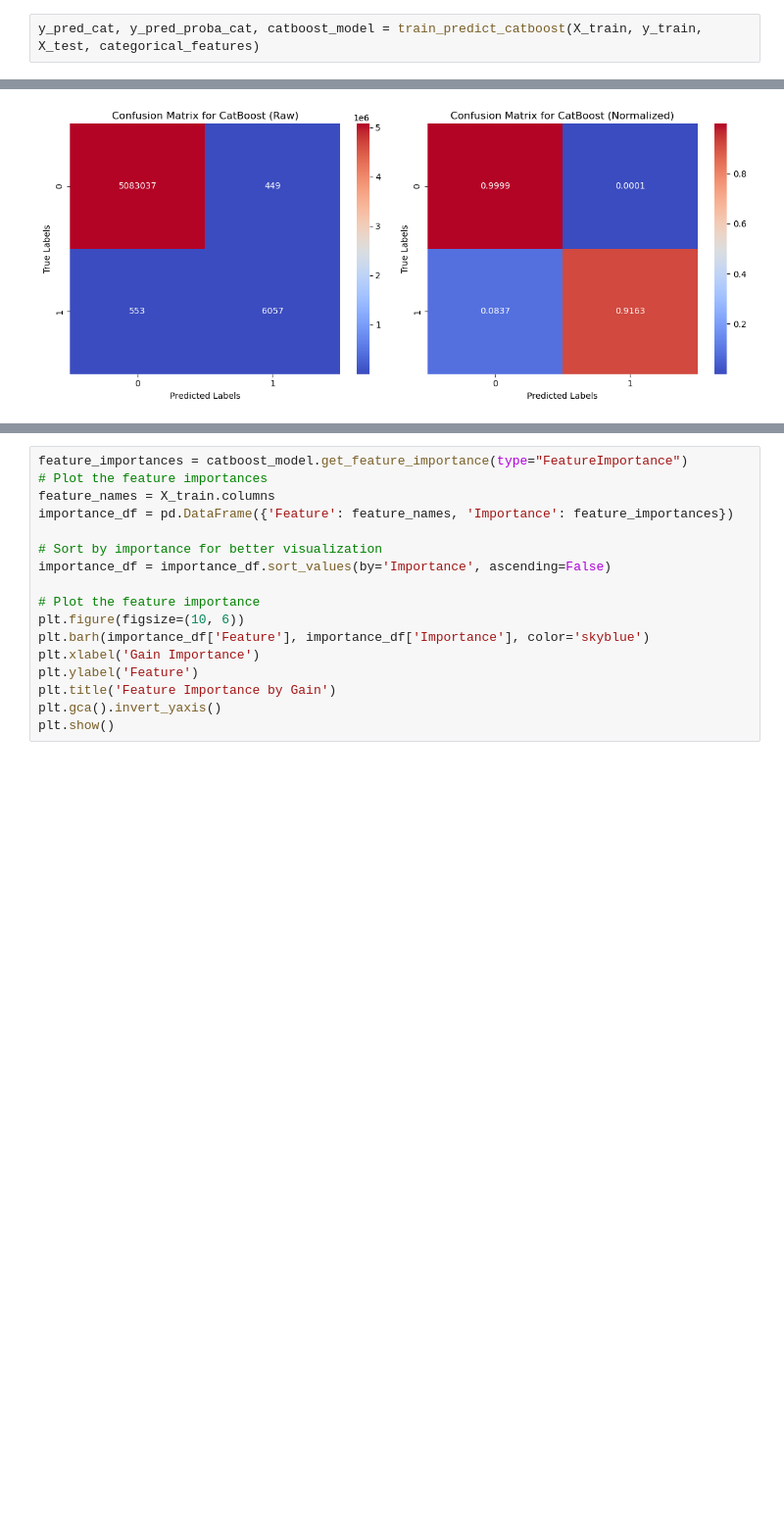
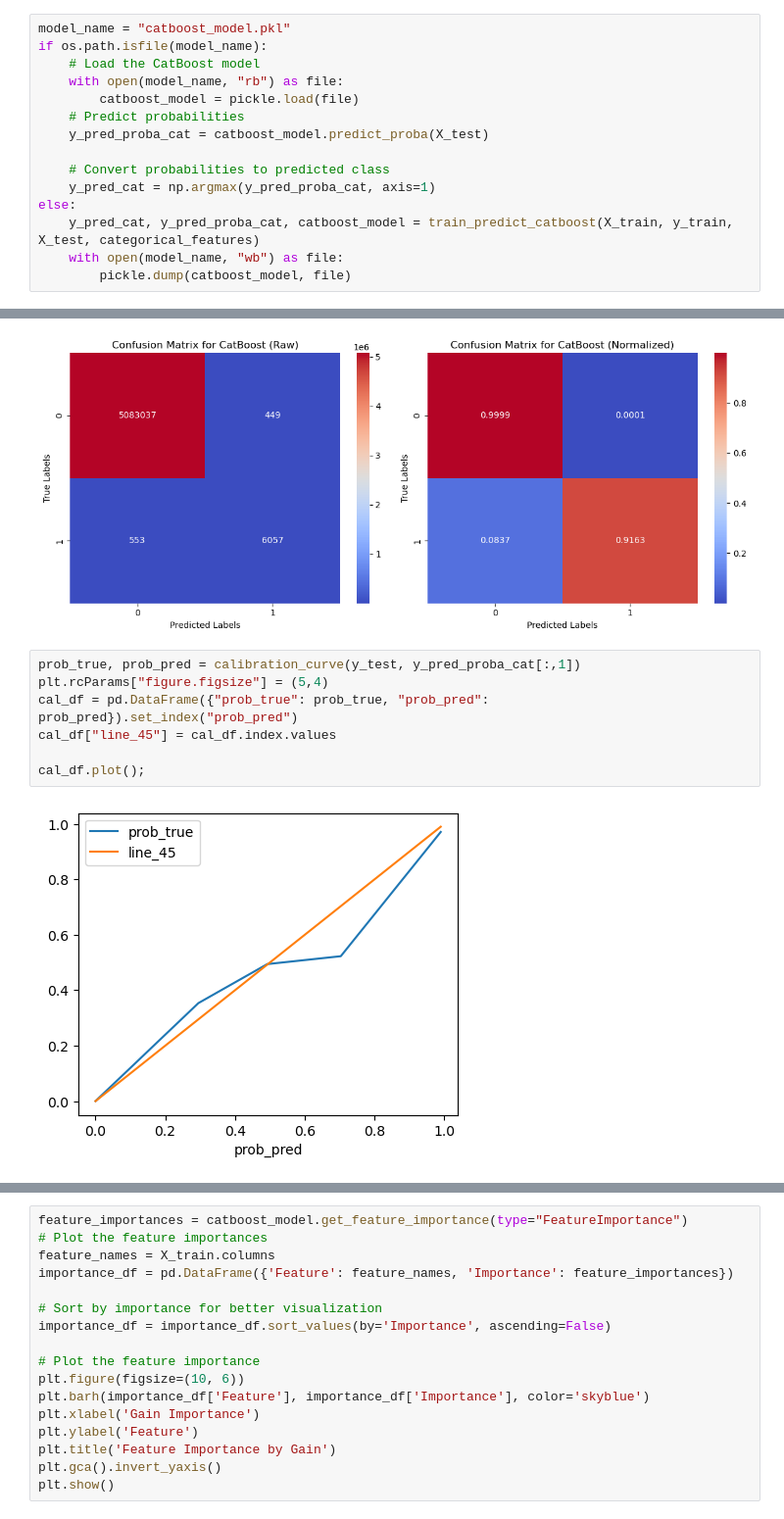
Before and after one commit to hsaadi33/payment_fraud, a Jupyter notebook: notebooks/modeling.ipynb, the cells around one changed output, grey strips where cells are left out. Shown at 98% size. Saved outputs shown, nothing was run; the diff lists cells and outputs as text; blank space fills up the shorter version.

```diff
--- a/notebooks/modeling.ipynb
+++ b/notebooks/modeling.ipynb
@@ -111,4 +127,17 @@ def plot_confusion_matrices(y_test, y_pred):
     plt.tight_layout()
     plt.show()
 # %%
-y_pred_cat, y_pred_proba_cat, catboost_model = train_predict_catboost(X_train, y_train, X_test, categorical_features)
+model_name = "catboost_model.pkl"
+if os.path.isfile(model_name):
+    # Load the CatBoost model
+    with open(model_name, "rb") as file:
+        catboost_model = pickle.load(file)
+    # Predict probabilities
+    y_pred_proba_cat = catboost_model.predict_proba(X_test)
+
+    # Convert probabilities to predicted class
+    y_pred_cat = np.argmax(y_pred_proba_cat, axis=1)
+else:
+    y_pred_cat, y_pred_proba_cat, catboost_model = train_predict_catboost(X_train, y_train, X_test, categorical_features)
+    with open(model_name, "wb") as file:
+        pickle.dump(catboost_model, file)
@@ -137,3 +163,12 @@ weighted avg       1.00      1.00      1.00   5090096
 plot_confusion_matrices(y_test, y_pred_cat)
 # %% [output]
 [figure]
+# %%
+prob_true, prob_pred = calibration_curve(y_test, y_pred_proba_cat[:,1])
+plt.rcParams["figure.figsize"] = (5,4)
+cal_df = pd.DataFrame({"prob_true": prob_true, "prob_pred": prob_pred}).set_index("prob_pred")
+cal_df["line_45"] = cal_df.index.values
+
+cal_df.plot();
+# %% [output]
+[figure, added]
```
Also changed, not shown: parts of 18 cells of this notebook, 4 other files.
